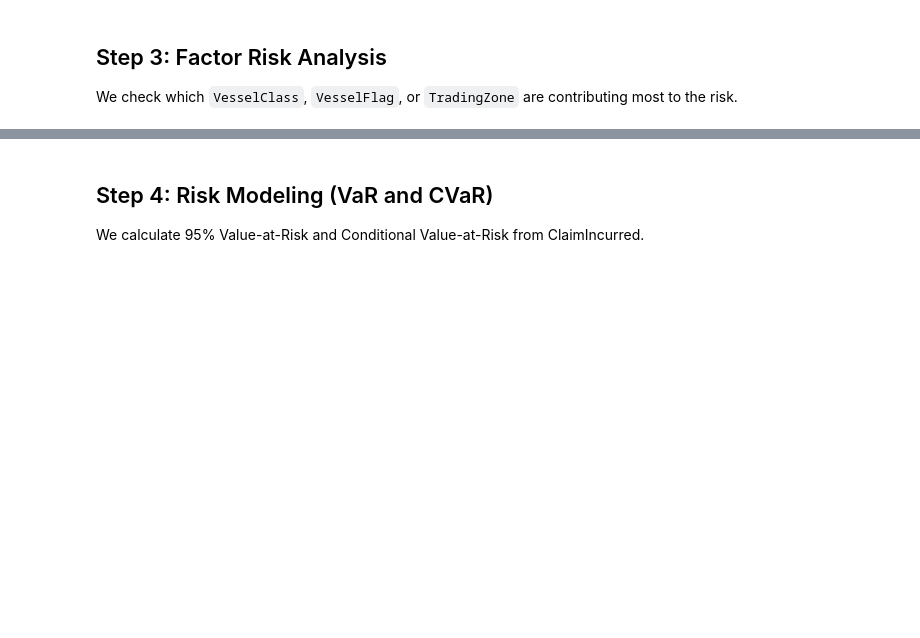
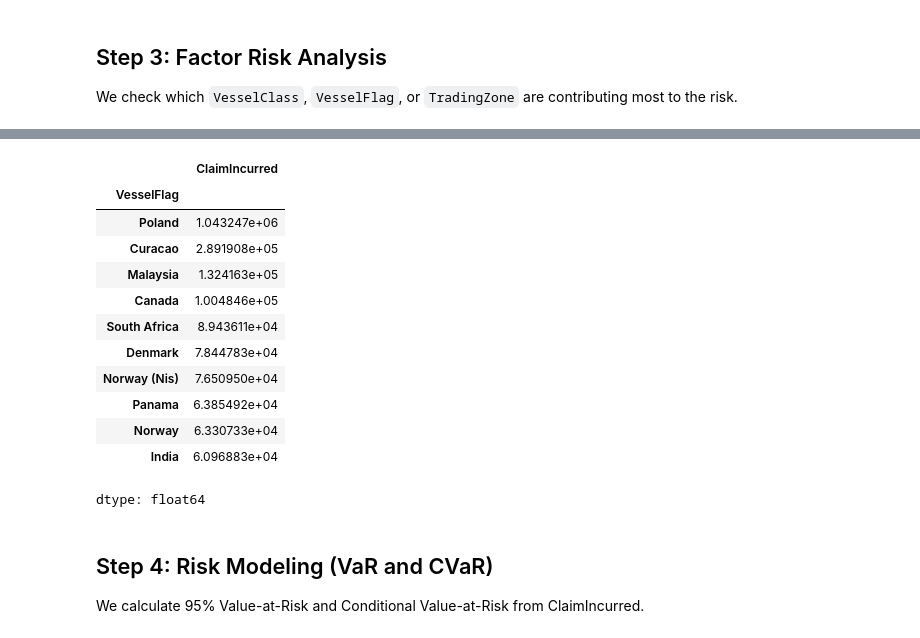
Before and after one commit to anshupandey/MSA-analytics, a Jupyter notebook: Lab6_Ocean_Hull_Portfolio_Analysis_Final.ipynb, the cells around one changed output, grey strips where cells are left out. Drawn from its saved outputs; the diff is of its cells as text; code cells hidden in the pictures; blank space fills up the shorter version.

```diff
--- a/Lab6_Ocean_Hull_Portfolio_Analysis_Final.ipynb
+++ b/Lab6_Ocean_Hull_Portfolio_Analysis_Final.ipynb
@@ -136,3 +180,19 @@ factor_summary.head(10)
+# %%
+df.groupby(['VesselFlag'])['ClaimIncurred'].mean().sort_values(ascending=False).head(10)
+# %% [output]
+|  | ClaimIncurred |
+| VesselFlag |  |
+| Poland | 1.043247e+06 |
+| Curacao | 2.891908e+05 |
+| Malaysia | 1.324163e+05 |
+| Canada | 1.004846e+05 |
+| South Africa | 8.943611e+04 |
+| Denmark | 7.844783e+04 |
+| Norway (Nis) | 7.650950e+04 |
+| Panama | 6.385492e+04 |
+| Norway | 6.330733e+04 |
+| India | 6.096883e+04 |
+dtype: float64
 # %% [markdown]
 ## Step 4: Risk Modeling (VaR and CVaR)
 
```
Also changed, not shown: parts of 5 cells of this notebook.
